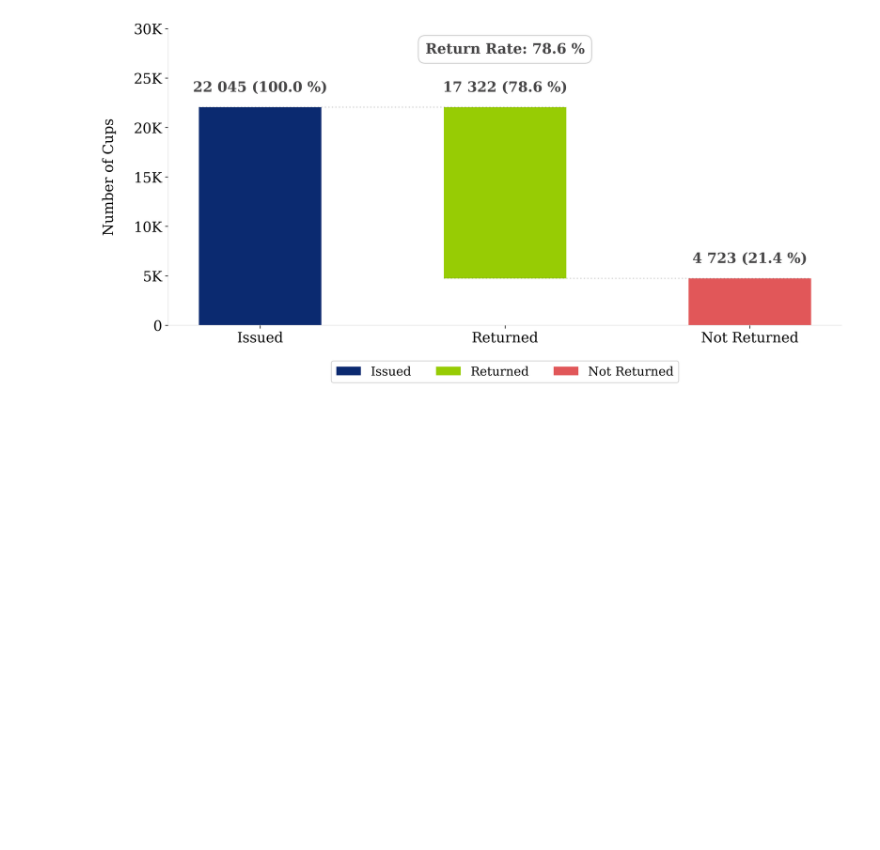
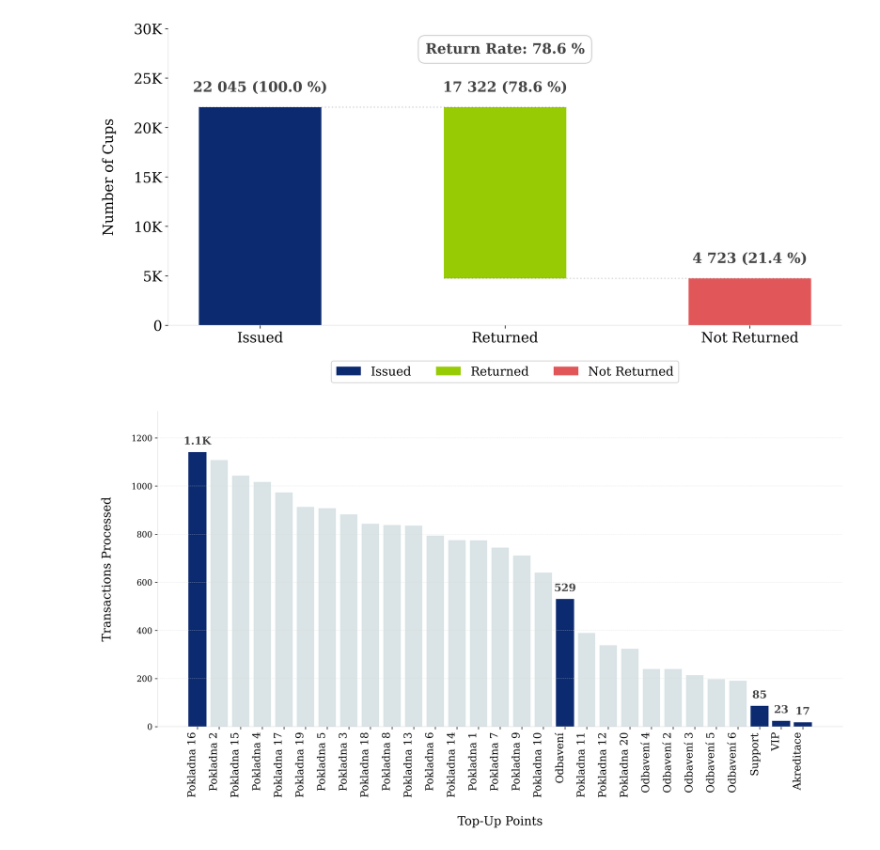
Before and after one commit to filipditrich/master-thesis, a Jupyter notebook: charts.ipynb, the cells around one changed output. Drawn from its saved outputs; the diff is of its cells as text; code cells hidden in the pictures; blank space fills up the shorter version.

Commit message:
feat(thesis): improve RQ9 Best Top-Up Points chart
Signed-off-by: filipditrich <ditrich@nfctron.com>

```diff
--- a/charts.ipynb
+++ b/charts.ipynb
@@ -2058,3 +2058,66 @@ plt.tight_layout()
 plt.savefig("./thesis/results/rq13-returnable-cups.png", dpi=300, bbox_inches='tight', pad_inches=0.1)
 # %% [output]
 [figure]
+# %%
+import pandas as pd
+import matplotlib.pyplot as plt
+import numpy as np
+
+# Load the provided data
+data = load_data("rq9-best-topup-points.csv")
+
+# Sort the data for better visualization (by Transactions)
+data = data.sort_values(by="transaction_count", ascending=False)
+
+# Define colors for better distinction
+colors = ['#2563EB' if "Pokladna" in x else '#22C55E' if "Odbavení" in x else '#EF4444' for x in data["entity"]]
+
+# Create a grouped bar chart
+x = np.arange(len(data))  # the label locations
+bar_width = 0.8
+
+fig, ax = plt.subplots(figsize=(14, 8))
+
+# Bar plots for each metric
+# bar1 = ax.bar(x - bar_width, data['customer_count'], bar_width, label='Customers', color='#1D4ED8', alpha=0.8)
+bar2 = ax.bar(x, data['transaction_count'], bar_width, label='Transactions', color=get_chart_color(2))
+# bar3 = ax.bar(x + bar_width, data['max_hourly_peak'], bar_width, label='Max Transactions/Hour', color='#93C5FD', alpha=0.8)
+
+# Add labels on the bars
+show_max = 3
+# index of "Odbavení"
+odbaveni_index = data[data['entity'].str.contains("Odbavení")].index[0]
+for bars, metric in zip([bar2], ['transaction_count']):
+	for i, bar in enumerate(bars):
+		if (i < 1 or i > len(data) - show_max - 1 or i == odbaveni_index):
+			bar.set_color(get_chart_color(0))
+			height = bar.get_height()
+			ax.text(
+				bar.get_x() + bar.get_width() / 2,
+				height + 25,
+				f"{format_number_short(height)}",
+				ha='center',
+				va='bottom',
+				fontsize=14,
+				fontweight="bold",
+				color=get_chart_color('text')
+			)
+		else:
+			bar.set_alpha(0.25)
+
+# Customize the chart
+ax.set_xlabel('Top-Up Points', fontsize=16, labelpad=24)
+ax.set_ylabel('Transactions Processed', fontsize=16, labelpad=24)
+ax.set_xticks(x)
+ax.set_xticklabels(data['entity'], rotation=90, ha='right', fontsize=14)
+ax.grid(axis='y', linestyle='--', alpha=0.6)
+
+# y-lim
+ax.set_ylim(0, data['transaction_count'].max() * 1.15)
+
+# Adjust layout
+plt.tight_layout()
+
+plt.savefig("./thesis/results/rq9-best-topup-points.png", dpi=300, bbox_inches='tight', pad_inches=0.1)
+# %% [output]
+[figure, added]
```
Also changed, not shown: 5 other files.
